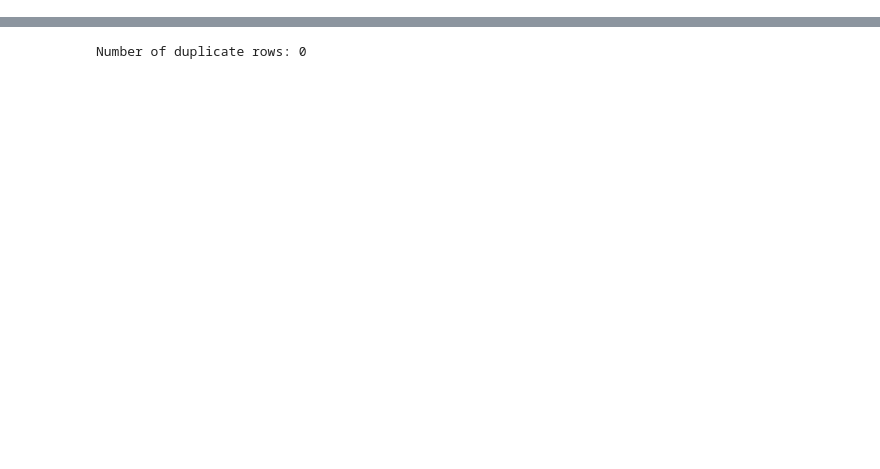
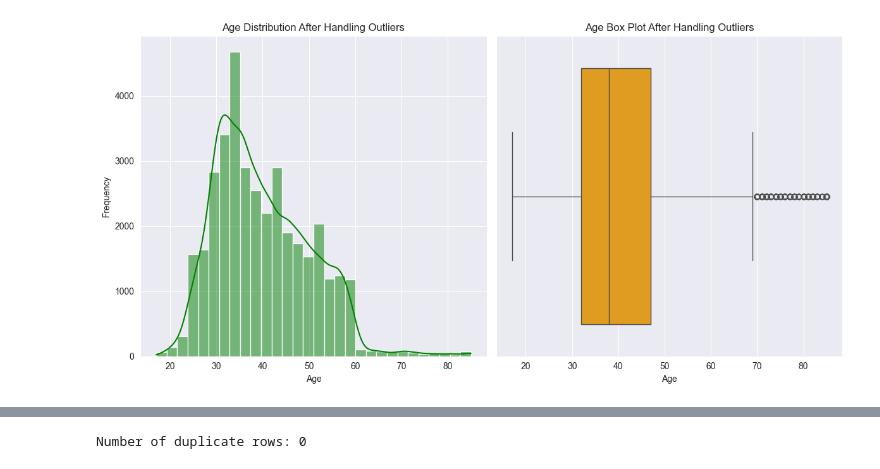
Before and after one commit to LahiWeer/2330902-ML_CW, a Jupyter notebook: Preprocessing/S4 - Data Cleaning.ipynb, the cells around one changed output, grey strips where cells are left out. Cells and saved outputs as stored; diff of their text form; code cells hidden in the pictures; blank space fills up the shorter version.

```diff
--- a/Preprocessing/S4 - Data Cleaning.ipynb
+++ b/Preprocessing/S4 - Data Cleaning.ipynb
@@ -159,0 +94,21 @@ Saved the cleaned dataset to 'bank_data_cleaned_final.csv'.
+# %%
+# Cap the ages above 85 to 85
+df['age'] = df['age'].apply(lambda x: 85 if x > 85 else x)
+
+# Visualize the 'age' column after handling outliers
+plt.figure(figsize=(12, 6))
+plt.subplot(1, 2, 1)
+sns.histplot(df['age'], kde=True, bins=30, color='green')
+plt.title('Age Distribution After Handling Outliers')
+plt.xlabel('Age')
+plt.ylabel('Frequency')
+
+plt.subplot(1, 2, 2)
+sns.boxplot(x=df['age'], color='orange')
+plt.title('Age Box Plot After Handling Outliers')
+plt.xlabel('Age')
+
+plt.tight_layout()
+plt.show()
+# %% [output]
+[figure, added]
```
Also changed, not shown: parts of 36 cells of this notebook, 11 other files.
